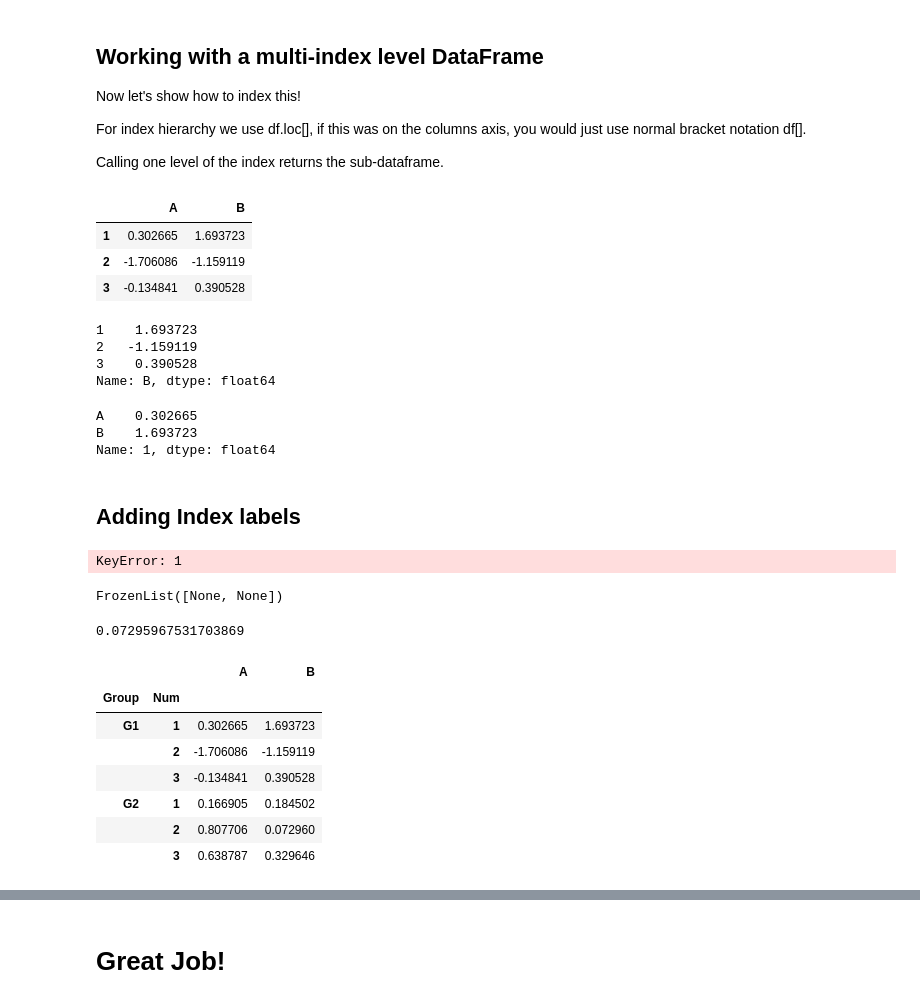
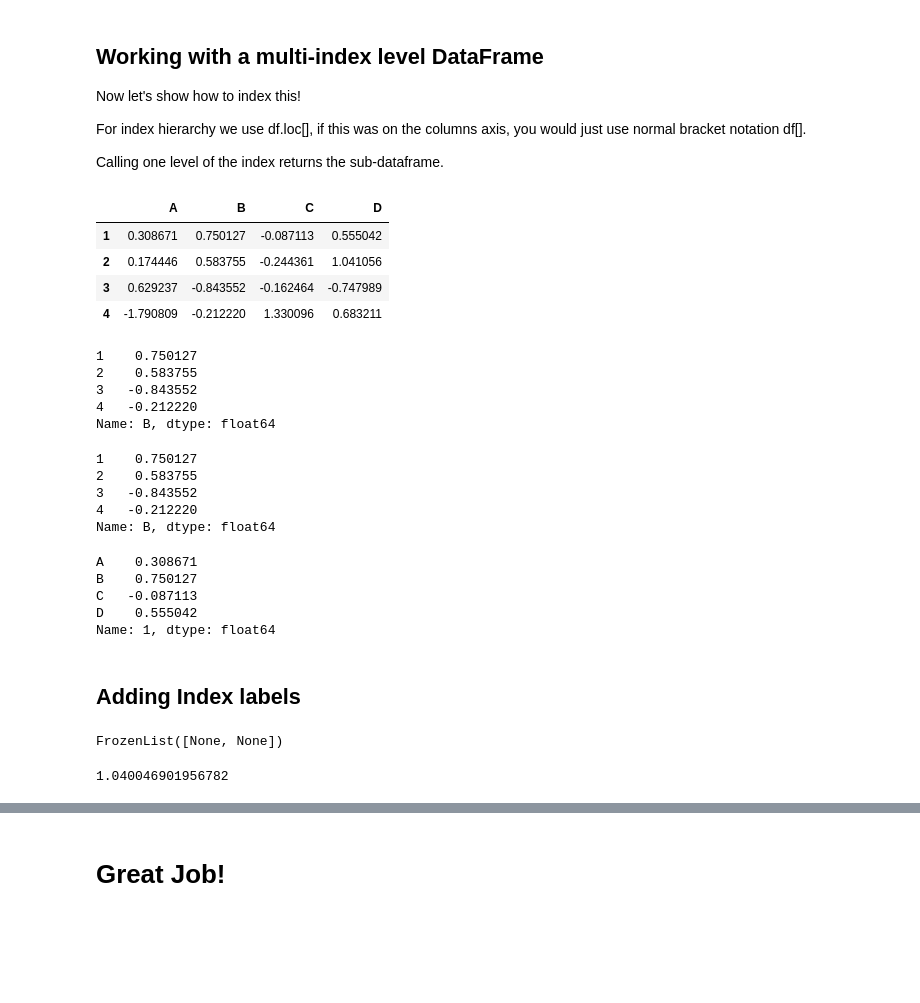
Before and after one commit to Kenneth-Macharia/Learning, a Jupyter notebook: Python/data_science_and_machine_learning/03-Python-for-Data-Analysis-Pandas/03-DataFrames.ipynb, the cells around one changed output, grey strips where cells are left out. Saved outputs shown, nothing was run; the diff lists cells and outputs as text; code cells hidden in the pictures; blank space fills up the shorter version.

```diff
--- a/Python/data_science_and_machine_learning/03-Python-for-Data-Analysis-Pandas/03-DataFrames.ipynb
+++ b/Python/data_science_and_machine_learning/03-Python-for-Data-Analysis-Pandas/03-DataFrames.ipynb
@@ -335,8 +338,8 @@ df
 Let us go over how to work with Multi-Index, first we'll create a quick example of what a Multi-Indexed DataFrame would look like:
 # %%
 # Index Levels
-outside = ['G1','G1','G1','G2','G2','G2']
-inside = [1,2,3,1,2,3]
-hier_index = list(zip(outside,inside))  # zip creates a list of tuples from the values of list
-hier_index
+outside = ['G1','G1','G1','G1','G2','G2','G2','G3','G3','G3']
+inside = [1,2,3,4,1,2,3,4,1,2]
+index_tup = list(zip(outside,inside))  # zip creates a list of tuples from the values of list
+index_tup
 # %% [output]
@@ -344,6 +356,6 @@ hier_index
 # %%
-hier_index = pd.MultiIndex.from_tuples(hier_index)
-hier_index  # multi-index
+hierachy_index = pd.MultiIndex.from_tuples(index_tup)
+hierachy_index  # multi-index
 # %% [output]
 MultiIndex([('G1', 1),
             ('G1', 2),
@@ -354,5 +370,5 @@ MultiIndex([('G1', 1),
            )
 # %%
-df = pd.DataFrame(np.random.randn(6,2),index=hier_index,columns=['A','B'])
-df  # multi-level index DataFrame
+dfm = pd.DataFrame(np.random.randn(10,4),index=hierachy_index, columns=['A','B','C','D'])
+dfm  # multi-level index DataFrame
 # %% [output]
@@ -372,29 +392,37 @@ For index hierarchy we use df.loc[], if this was on the columns axis, you would
 
 Calling one level of the index returns the sub-dataframe.
 # %%
-df.loc['G1']    # Returns the sub-frame G1
+dfm.loc['G1']    # Returns the sub-frame G1
 # %% [output]
-|  | A | B |
-| 1 | 0.302665 | 1.693723 |
-| 2 | -1.706086 | -1.159119 |
-| 3 | -0.134841 | 0.390528 |
+|  | A | B | C | D |
+| 1 | 0.308671 | 0.750127 | -0.087113 | 0.555042 |
+| 2 | 0.174446 | 0.583755 | -0.244361 | 1.041056 |
+| 3 | 0.629237 | -0.843552 | -0.162464 | -0.747989 |
+| 4 | -1.790809 | -0.212220 | 1.330096 | 0.683211 |
 # %%
-df.loc['G1']['B']   # Returns col 'B' from the subframe G1
+dfm.loc['G1']['B']   # Returns col 'B' from the subframe G1 as a series
 # %% [output]
-1    1.693723
-2   -1.159119
-3    0.390528
+1    0.750127
+2    0.583755
+3   -0.843552
+4   -0.212220
 Name: B, dtype: float64
+# %%
+dfm['B'].loc['G1']  # You can also reference the column first then the index
+# %% [output]
+1    0.750127
+2    0.583755
+3   -0.843552
+4   -0.212220
+Name: B, dtype: float64
 # %%
-df.loc['G1'].loc[1] # Returns row 1 from the sub-frame G1
+dfm.loc['G1'].loc[1] # Returns row 1 from the sub-frame G1 as a series
 # %% [output]
-A    0.302665
-B    1.693723
+A    0.308671
+B    0.750127
+C   -0.087113
+D    0.555042
 Name: 1, dtype: float64
 # %% [markdown]
 ## Adding Index labels
-# %%
-df.loc[1]
-# %% [output]
-KeyError: 1
 # %%
@@ -406,16 +434,5 @@ df.index.names = ['Group', 'Num']    # Define a list for the col label names, of
 # %%
-# Fetching 0.072960 from df above
-df.loc['G2'].loc[2]['B']
+# Fetching 0.072960 from df above i.e from subframe G2, row 6, col B
+dfm.loc['G2'].loc[3]['B']
 # %% [output]
-0.07295967531703869
+1.040046901956782
-# %%
-df
-# %% [output]
-|  |  | A | B |
-| Group | Num |  |  |
-| G1 | 1 | 0.302665 | 1.693723 |
-|  | 2 | -1.706086 | -1.159119 |
-|  | 3 | -0.134841 | 0.390528 |
-| G2 | 1 | 0.166905 | 0.184502 |
-|  | 2 | 0.807706 | 0.072960 |
-|  | 3 | 0.638787 | 0.329646 |
```
Also changed, not shown: parts of 45 cells of this notebook, 32 other files.
